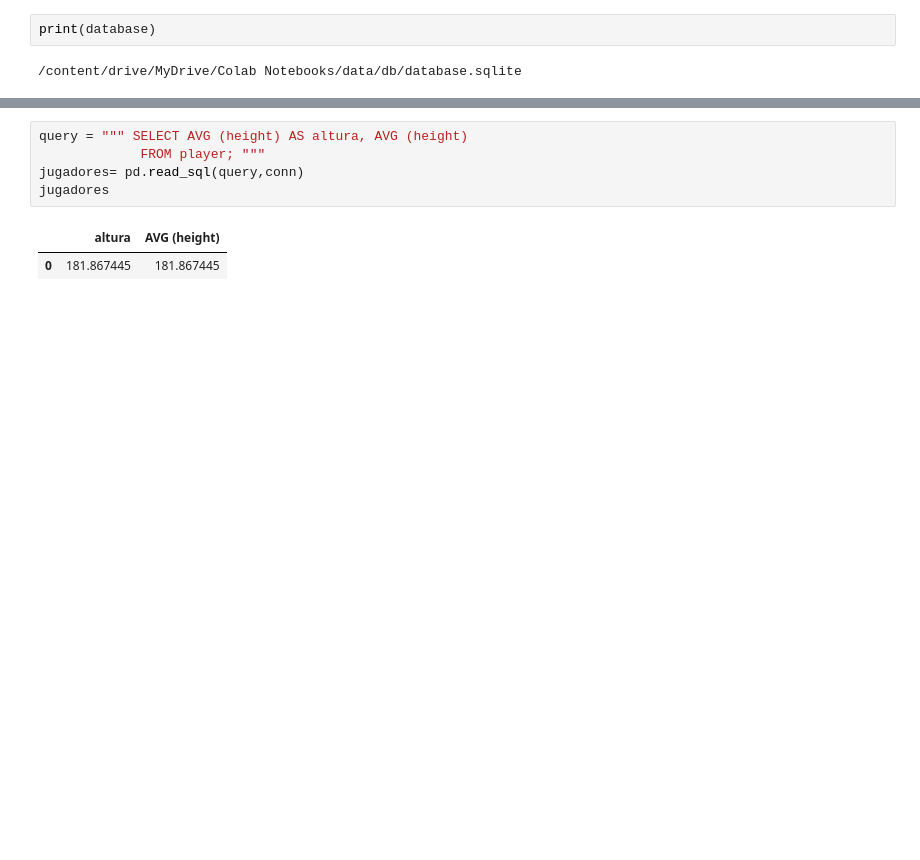
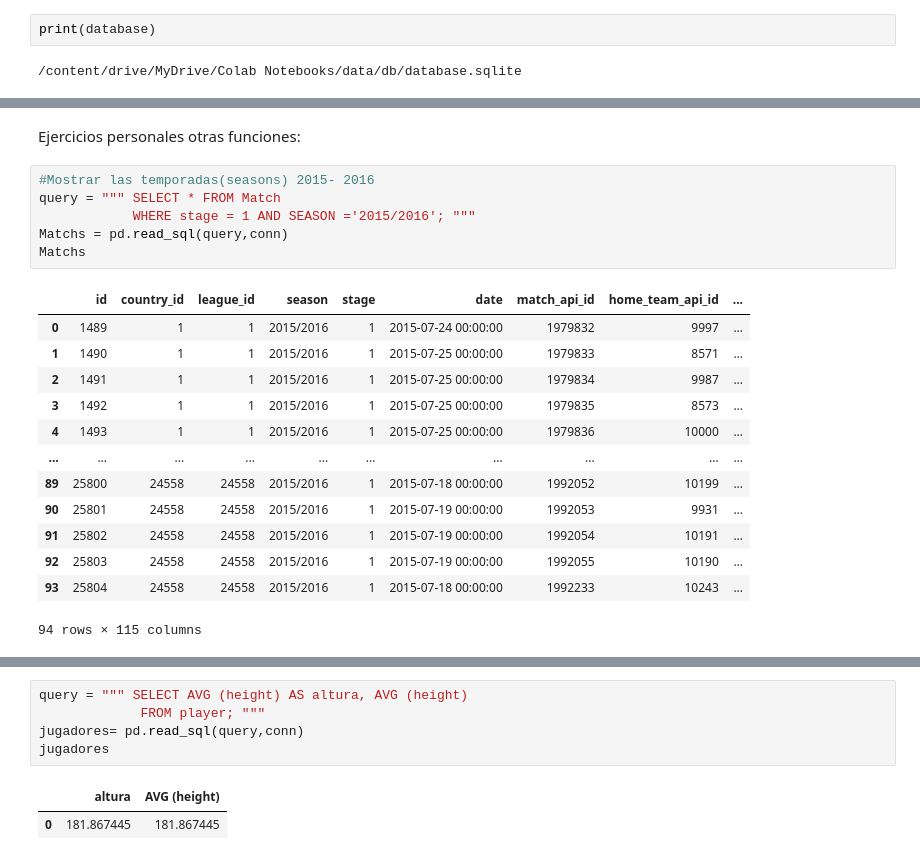
Before and after one commit to miemguri/Talentotech2024, a Jupyter notebook: TallerSQL.ipynb, the cells around one changed output, grey strips where cells are left out. Drawn from its saved outputs; the diff is of its cells as text; blank space fills up the shorter version.

```diff
--- a/TallerSQL.ipynb
+++ b/TallerSQL.ipynb
@@ -198,0 +566,22 @@ players
+# %% [markdown]
+Ejercicios personales otras funciones:
+# %%
+#Mostrar las temporadas(seasons) 2015- 2016
+query = """ SELECT * FROM Match
+            WHERE stage = 1 AND SEASON ='2015/2016'; """
+Matchs = pd.read_sql(query,conn)
+Matchs
+# %% [output]
+|  | id | country_id | league_id | season | stage | date | match_api_id | home_team_api_id | ... |
+| 0 | 1489 | 1 | 1 | 2015/2016 | 1 | 2015-07-24 00:00:00 | 1979832 | 9997 | ... |
+| 1 | 1490 | 1 | 1 | 2015/2016 | 1 | 2015-07-25 00:00:00 | 1979833 | 8571 | ... |
+| 2 | 1491 | 1 | 1 | 2015/2016 | 1 | 2015-07-25 00:00:00 | 1979834 | 9987 | ... |
+| 3 | 1492 | 1 | 1 | 2015/2016 | 1 | 2015-07-25 00:00:00 | 1979835 | 8573 | ... |
+| 4 | 1493 | 1 | 1 | 2015/2016 | 1 | 2015-07-25 00:00:00 | 1979836 | 10000 | ... |
+| ... | ... | ... | ... | ... | ... | ... | ... | ... | ... |
+| 89 | 25800 | 24558 | 24558 | 2015/2016 | 1 | 2015-07-18 00:00:00 | 1992052 | 10199 | ... |
+| 90 | 25801 | 24558 | 24558 | 2015/2016 | 1 | 2015-07-19 00:00:00 | 1992053 | 9931 | ... |
+| 91 | 25802 | 24558 | 24558 | 2015/2016 | 1 | 2015-07-19 00:00:00 | 1992054 | 10191 | ... |
+| 92 | 25803 | 24558 | 24558 | 2015/2016 | 1 | 2015-07-19 00:00:00 | 1992055 | 10190 | ... |
+| 93 | 25804 | 24558 | 24558 | 2015/2016 | 1 | 2015-07-18 00:00:00 | 1992233 | 10243 | ... |
+94 rows × 115 columns
```
Also changed, not shown: parts of 43 cells of this notebook.
